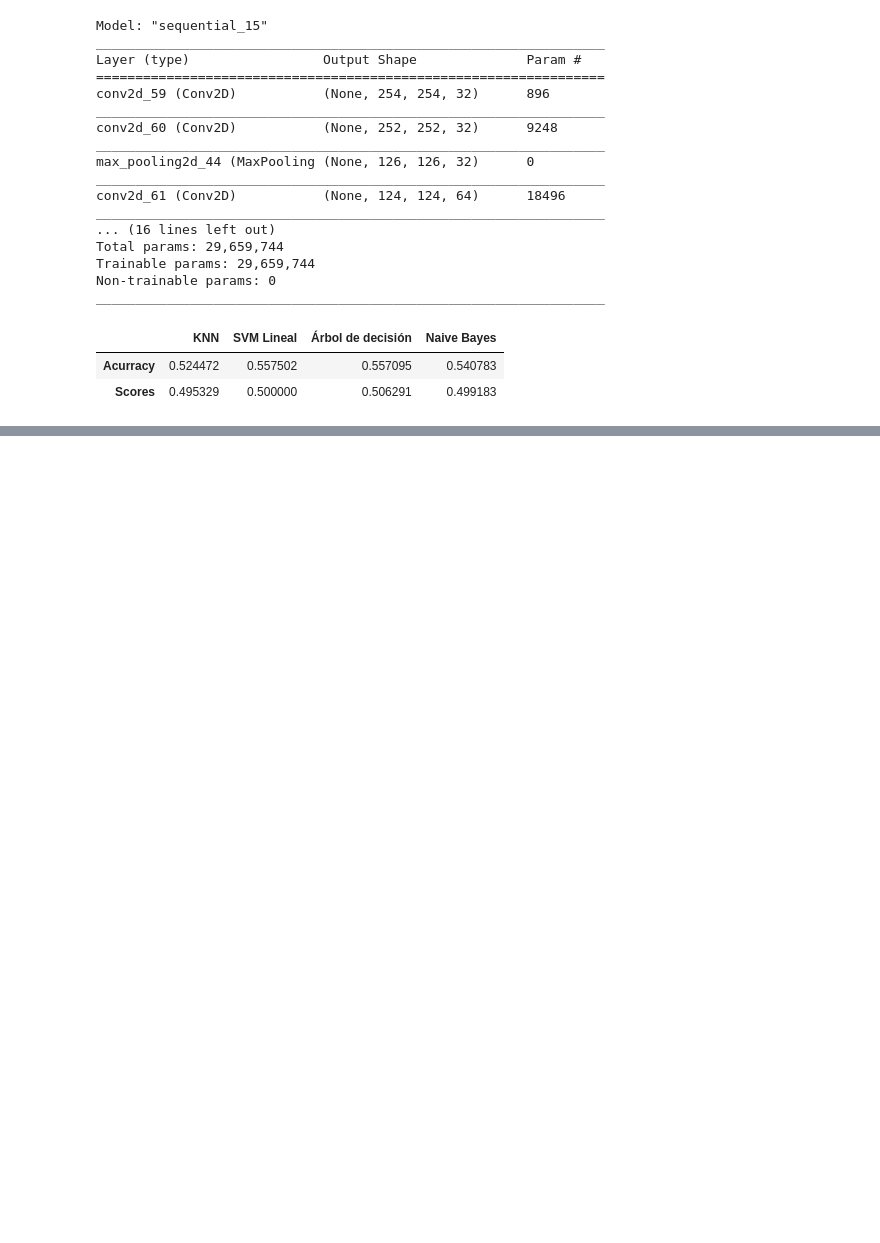
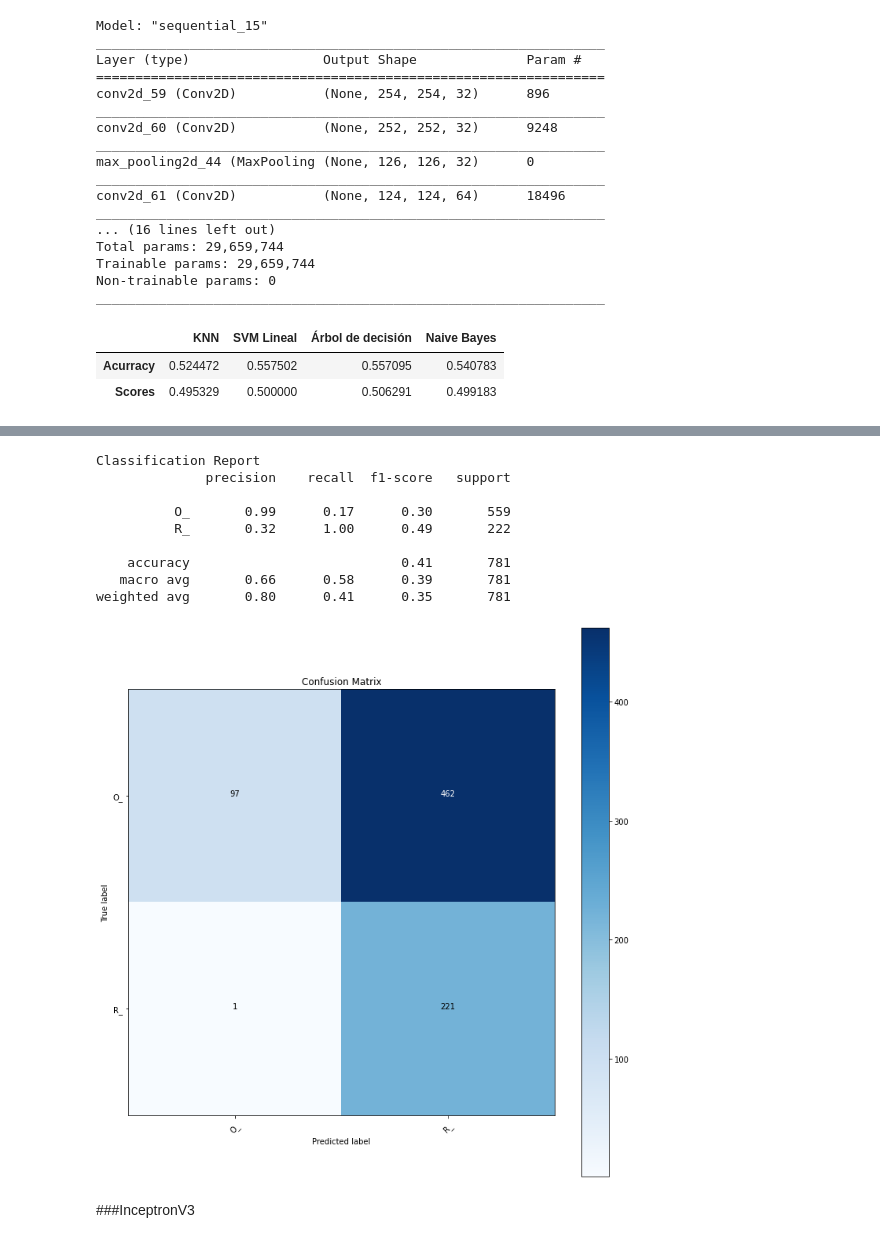
Before and after one commit to clondonop/IA_TP4, a Jupyter notebook: Final_O_R_Modelo_TP4.ipynb, the cells around one changed output, grey strips where cells are left out. Saved outputs shown, nothing was run; the diff lists cells and outputs as text; code cells hidden in the pictures; blank space fills up the shorter version.

```diff
--- a/Final_O_R_Modelo_TP4.ipynb
+++ b/Final_O_R_Modelo_TP4.ipynb
@@ -571,0 +891,2 @@ rf
+# %%
+RN50_model= tf.keras.models.load_model('/content/drive/MyDrive/Universidad/Semestre 7 y 8/Semestre 8/Inteligencia Artificial/Trabajo 4/ModeloRN50_NDS.h5')
@@ -571,0 +897,27 @@ rf
+# %%
+Y_predRN50 = RN50_model.predict(test_generator)
+# %%
+y_predRN50 =[(0 if element<0.5 else 1) for element in Y_predRN50]
+target_names = classes
+
+# Confusion Matrix
+cmRN50 = confusion_matrix(test_generator.classes, y_predRN50)
+
+plot_confusion_matrix(cmRN50, target_names, normalize=False, title='Confusion Matrix')
+
+# Classification Report
+print('Classification Report')
+print(classification_report(test_generator.classes, y_predRN50, target_names=target_names))
+# %% [output]
+Classification Report
+              precision    recall  f1-score   support
+
+          O_       0.99      0.17      0.30       559
+          R_       0.32      1.00      0.49       222
+
+    accuracy                           0.41       781
+   macro avg       0.66      0.58      0.39       781
+weighted avg       0.80      0.41      0.35       781
+[figure, added]
+# %% [markdown]
+###InceptronV3
```
Also changed, not shown: parts of 76 cells of this notebook.
